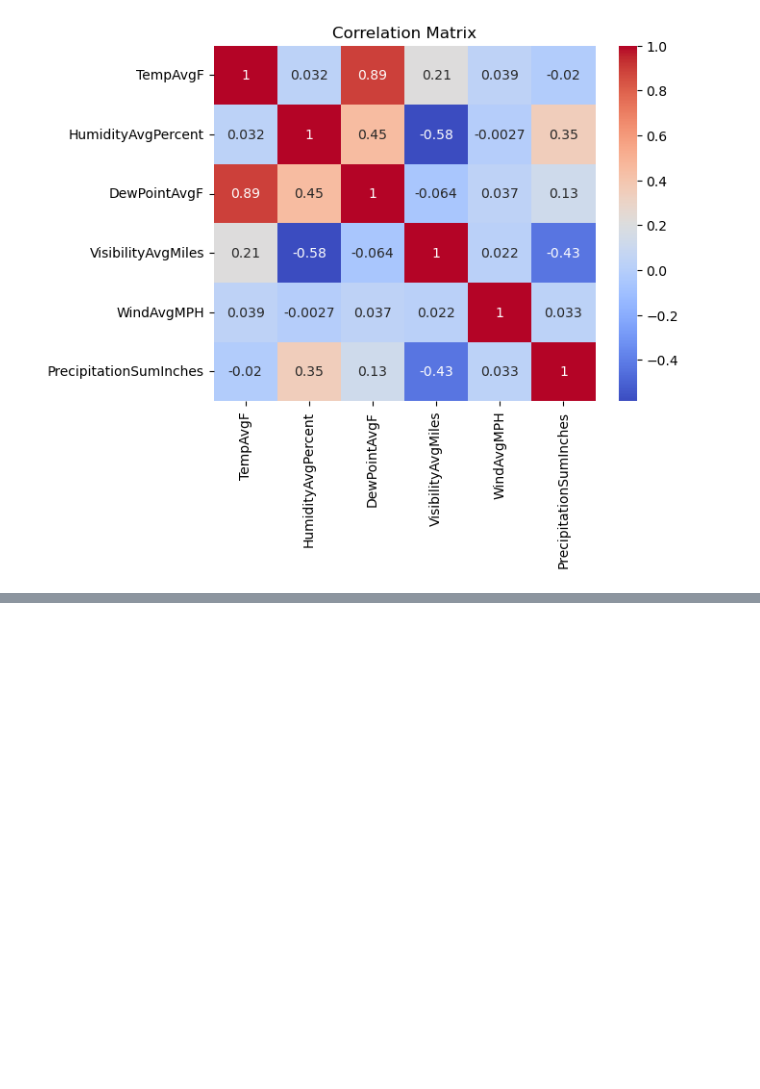
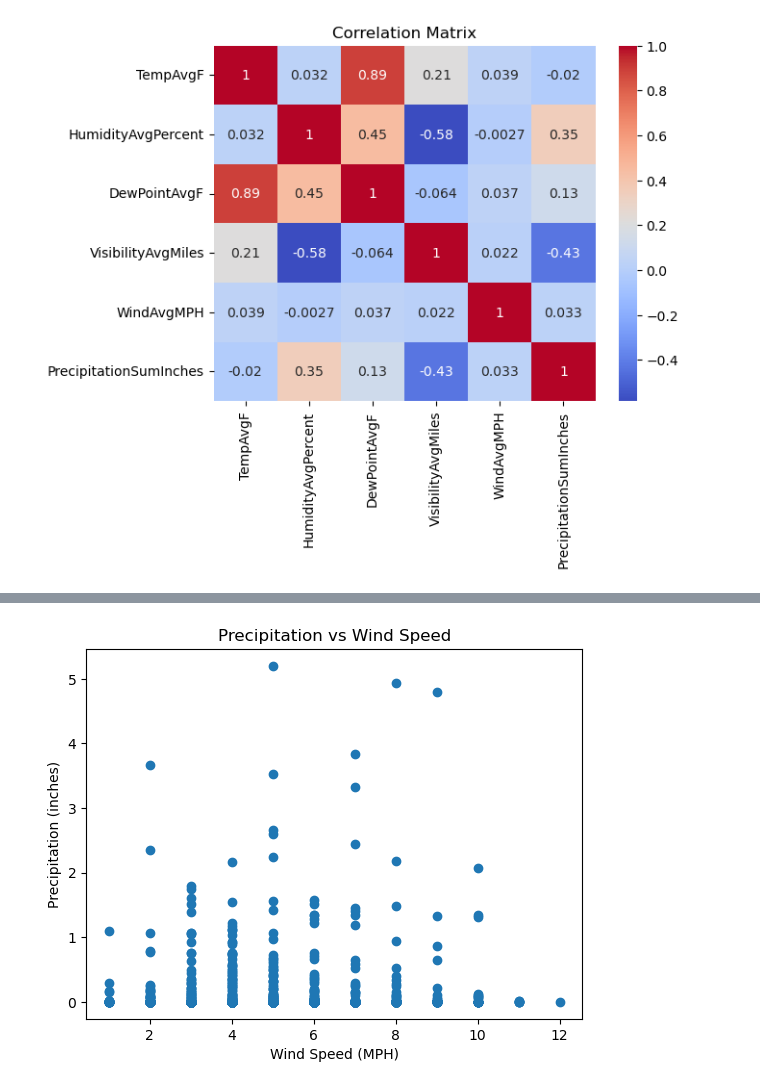
Before and after one commit to janviathanker/DataScience, a Jupyter notebook: TuteDude - Assignment 6 - Rainfall Prediction Project.ipynb, the cells around one changed output, grey strips where cells are left out. Cells and saved outputs as stored; diff of their text form; code cells hidden in the pictures; blank space fills up the shorter version.

```diff
--- a/TuteDude - Assignment 6 - Rainfall Prediction Project.ipynb
+++ b/TuteDude - Assignment 6 - Rainfall Prediction Project.ipynb
@@ -109,0 +130,8 @@ plt.show()
+# %%
+plt.scatter(df["WindAvgMPH"], df["PrecipitationSumInches"])
+plt.xlabel("Wind Speed (MPH)")
+plt.ylabel("Precipitation (inches)")
+plt.title("Precipitation vs Wind Speed")
+plt.show()
+# %% [output]
+[figure, added]
```
Also changed, not shown: parts of 6 cells of this notebook.
